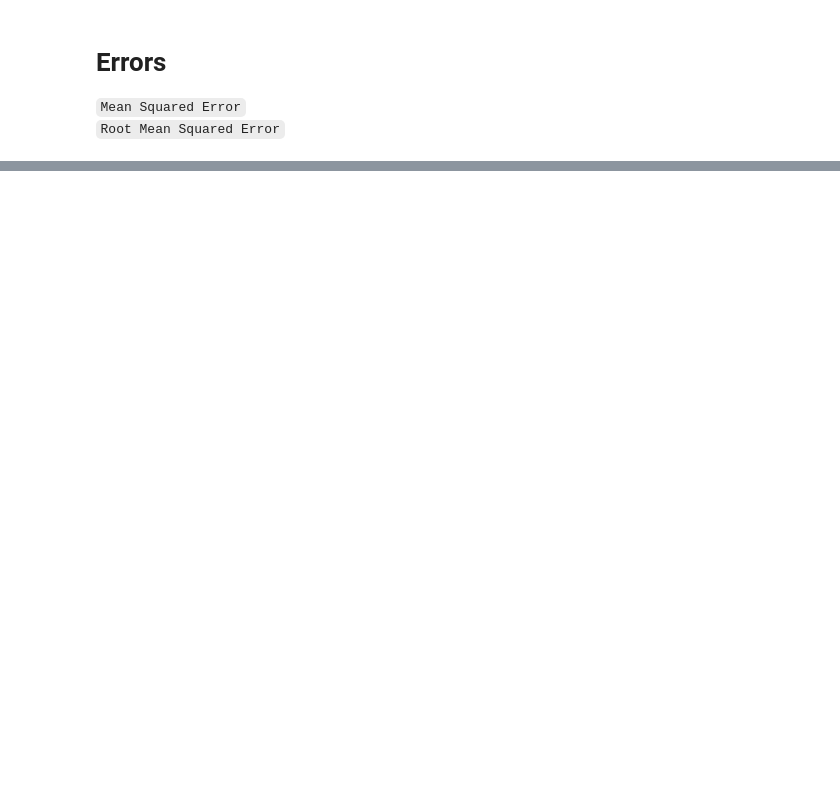
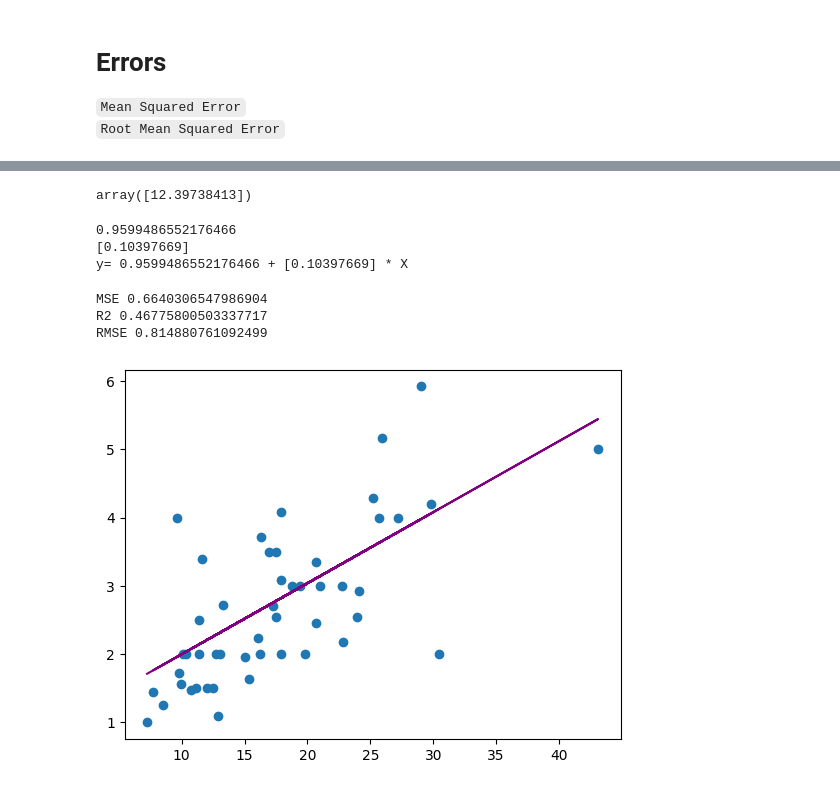
Before and after one commit to Munaam17/Practice-questions, a Jupyter notebook: Machine_Learning/ML.ipynb, the cells around one changed output, grey strips where cells are left out. Cells and saved outputs as stored; diff of their text form; code cells hidden in the pictures; blank space fills up the shorter version.

```diff
--- a/Machine_Learning/ML.ipynb
+++ b/Machine_Learning/ML.ipynb
@@ -677,0 +683,3 @@ array([9.17410686])
+# %%
+# train test split
+X_train, X_test, y_train, y_test = train_test_split(X, y, test_size=0.2)
@@ -677,0 +692,3 @@ array([9.17410686])
+# %%
+y_predict = model.predict(X_test)
+y_predict
@@ -677,0 +706,32 @@ array([9.17410686])
+# %%
+model.predict([[110]])
+# %% [output]
+array([12.39738413])
+# %%
+# Taking out intercept and slop to make an equation
+
+print(model.intercept_)
+print(model.coef_)
+print(f"y= {model.intercept_} + {model.coef_} * X")
+# %% [output]
+0.9599486552176466
+[0.10397669]
+y= 0.9599486552176466 + [0.10397669] * X
+# %%
+#  evaluation of model
+
+print('MSE', mean_squared_error(y_test,y_predict))
+print('R2', r2_score(y_test,y_predict))
+print('RMSE', np.sqrt(mean_squared_error(y_test,y_predict)))
+# %% [output]
+MSE 0.6640306547986904
+R2 0.46775800503337717
+RMSE 0.814880761092499
+# %%
+# plot the model
+
+plt.scatter(X_test, y_test)
+plt.plot(X_test, y_predict, color="purple")
+plt.show()
+# %% [output]
+[figure, added]
```
Also changed, not shown: parts of 10 cells of this notebook, 1 other file.
